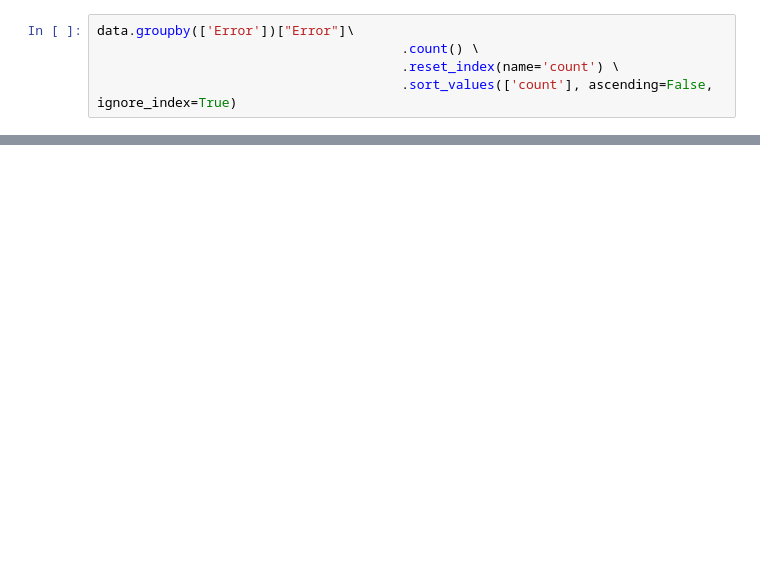
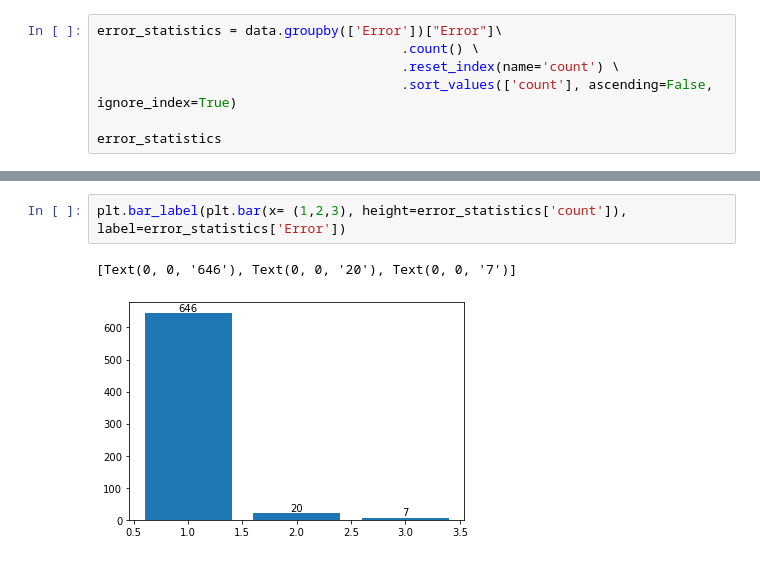
Before and after one commit to JojoThaumium/content-aggregation-on-OER-objects, a Jupyter notebook: notebooks/metaevaluation.ipynb, the cells around one changed output, grey strips where cells are left out. Saved outputs shown, nothing was run; the diff lists cells and outputs as text; blank space fills up the shorter version.

```diff
--- a/notebooks/metaevaluation.ipynb
+++ b/notebooks/metaevaluation.ipynb
@@ -15,5 +55,7 @@ data
 # %%
-data.groupby(['Error'])["Error"]\
+error_statistics = data.groupby(['Error'])["Error"]\
                                        .count() \
                                        .reset_index(name='count') \
                                        .sort_values(['count'], ascending=False, ignore_index=True)
+
+error_statistics
@@ -20,3 +90,8 @@ data.groupby(['Error'])["Error"]\
+# %%
+plt.bar_label(plt.bar(x= (1,2,3), height=error_statistics['count']), label=error_statistics['Error'])
+# %% [output]
+[Text(0, 0, '646'), Text(0, 0, '20'), Text(0, 0, '7')]
+[figure, added]
 # %%
 author_statistics = data.groupby(['Author'])["Author"]\
                                        .count() \
```
Also changed, not shown: parts of 29 cells of this notebook, 2 other files.
